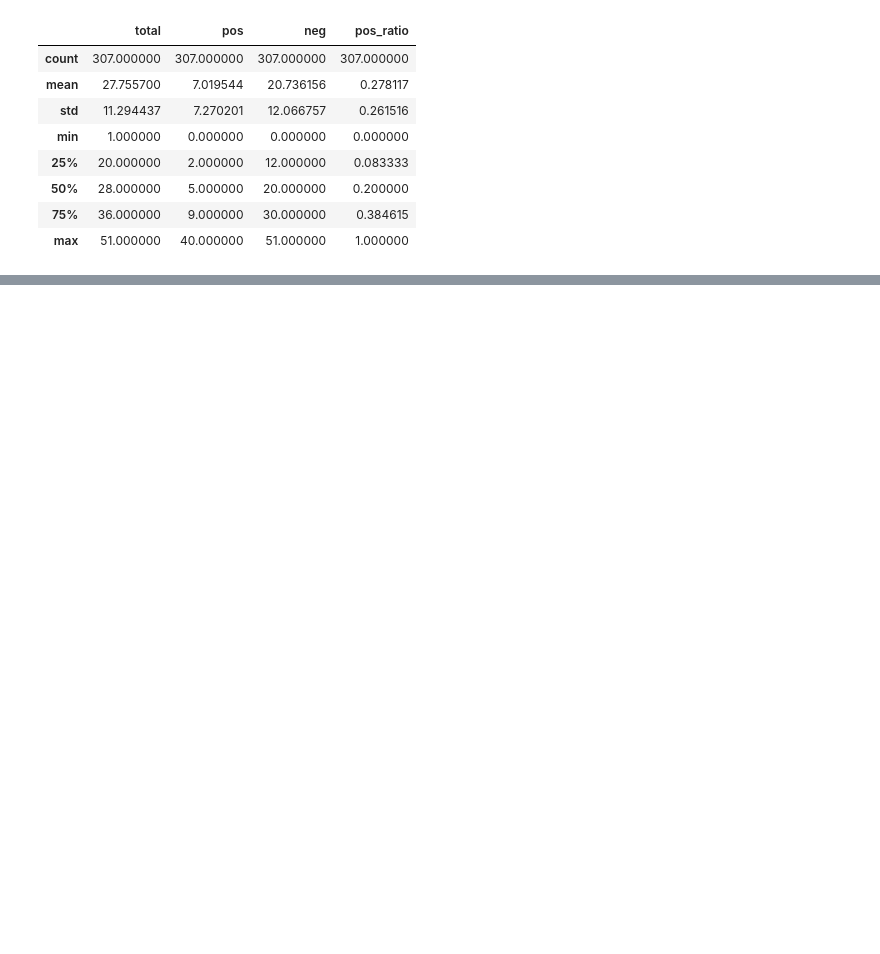
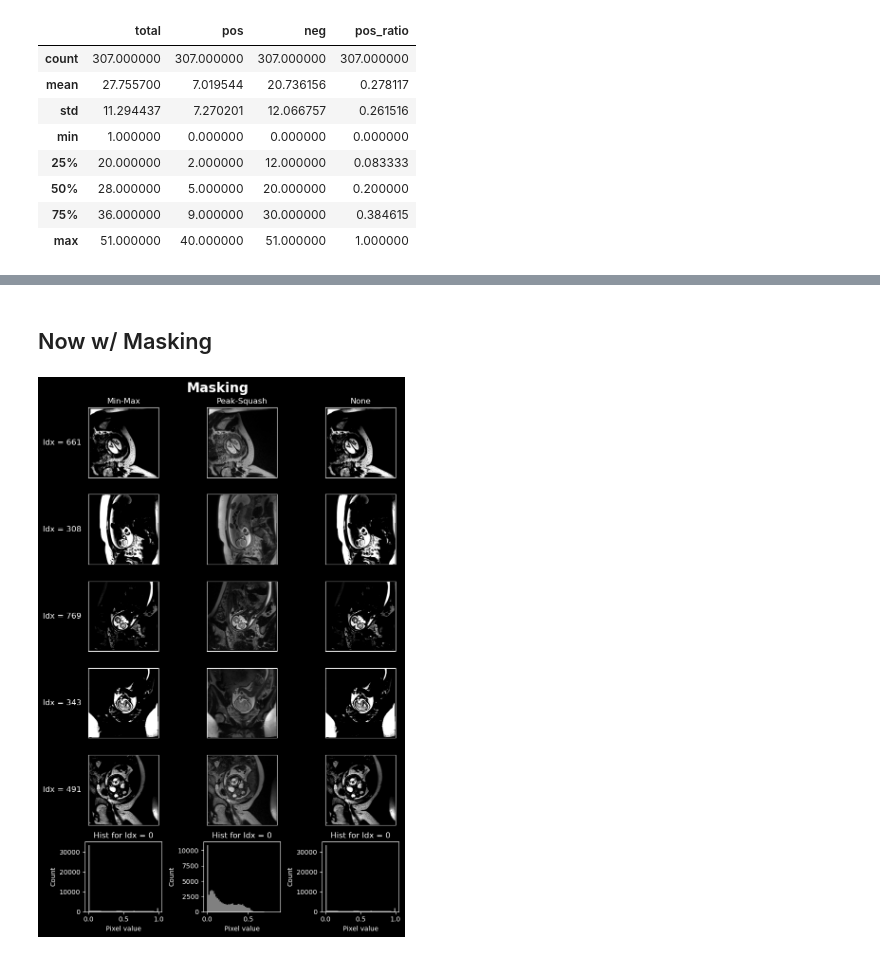
Before and after one commit to MedicalVisionGroup/FetalBrainIQA, a Jupyter notebook: src/explore_data.ipynb, the cells around one changed output, grey strips where cells are left out. Drawn from its saved outputs; the diff is of its cells as text; code cells hidden in the pictures; blank space fills up the shorter version.

```diff
--- a/src/explore_data.ipynb
+++ b/src/explore_data.ipynb
@@ -86,0 +136,10 @@ stack_df.describe()
+# %% [markdown]
+## Now w/ Masking
+# %%
+dataset_mm = DicomDataset(root_dir, mask_method = None, norm_method = 'min-max', masked_norm = True, perc_norm = 0.2)
+dataset_squash = DicomDataset(root_dir, mask_method = None, norm_method = 'peak-squash', masked_norm = True)
+dataset_none = DicomDataset(root_dir, mask_method = None, norm_method = None, masked_norm = True)
+# %%
+display_datasets(idxs = idxs, datasets = [dataset_mm, dataset_squash, dataset_mm], titles = ['Min-Max', 'Peak-Squash', 'None'], sup_title = 'Masking')
+# %% [output]
+[figure, added]
```
Also changed, not shown: parts of 13 cells of this notebook, 6 other files.
